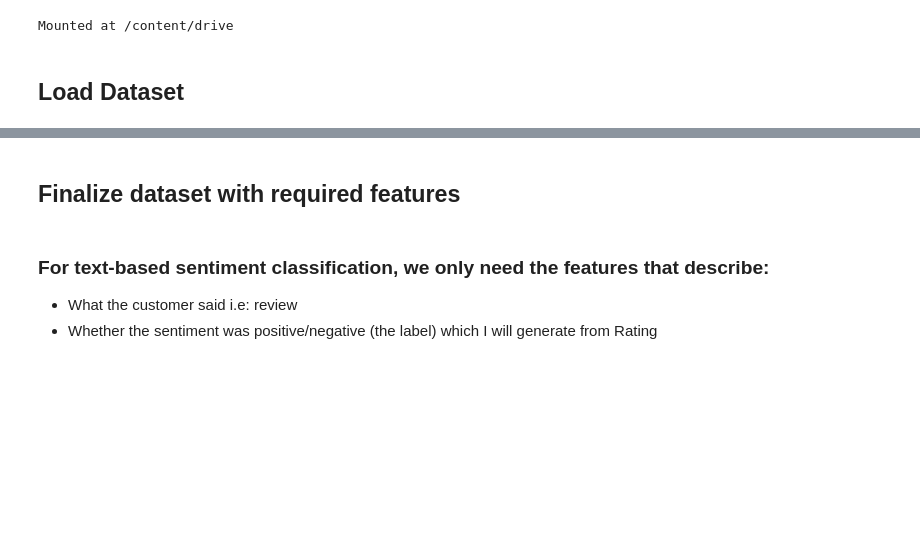
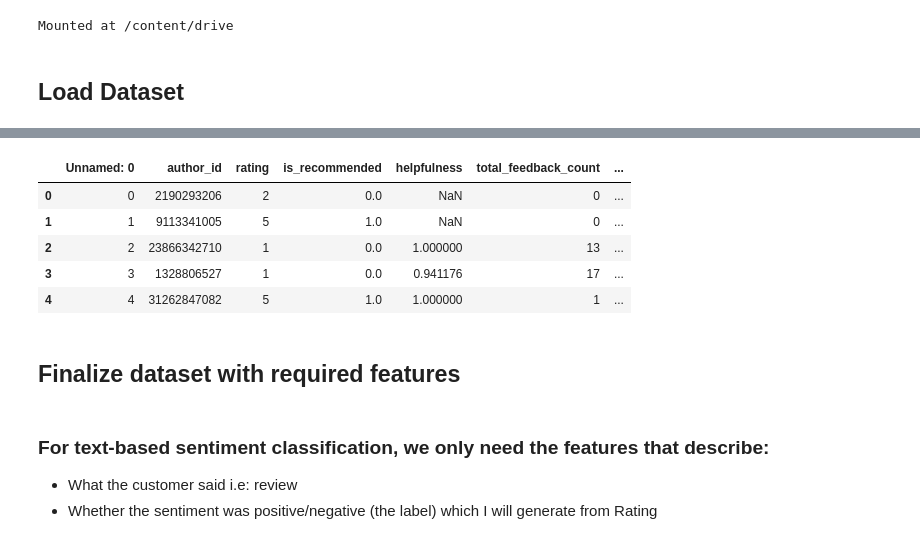
Before and after one commit to Atikuzzaman101/Sentiment_Analysis_Data_Science_Project, a Jupyter notebook: EDA_&_Data_Pre_processing_.ipynb, the cells around one changed output, grey strips where cells are left out. Saved outputs shown, nothing was run; the diff lists cells and outputs as text; code cells hidden in the pictures; blank space fills up the shorter version.

```diff
--- a/EDA_&_Data_Pre_processing_.ipynb
+++ b/EDA_&_Data_Pre_processing_.ipynb
@@ -45,8 +52,15 @@ amazon_electronics_df.head()
 # %%
 # Loading skincare dataset
 
-sephora_skincare_df = pd.read_csv('/content/drive/MyDrive/reviews_250-500.csv')
+sephora_skincare_df = pd.read_csv('/content/drive/MyDrive/Atikuzzaman/reviews_250-500.csv')
 sephora_skincare_df.head()
+# %% [output]
+|  | Unnamed: 0 | author_id | rating | is_recommended | helpfulness | total_feedback_count | ... |
+| 0 | 0 | 2190293206 | 2 | 0.0 | NaN | 0 | ... |
+| 1 | 1 | 9113341005 | 5 | 1.0 | NaN | 0 | ... |
+| 2 | 2 | 23866342710 | 1 | 0.0 | 1.000000 | 13 | ... |
+| 3 | 3 | 1328806527 | 1 | 0.0 | 0.941176 | 17 | ... |
+| 4 | 4 | 31262847082 | 5 | 1.0 | 1.000000 | 1 | ... |
 # %% [markdown]
 ## Finalize dataset with required features
 # %% [markdown]
```
Also changed, not shown: parts of 1 cell of this notebook.
